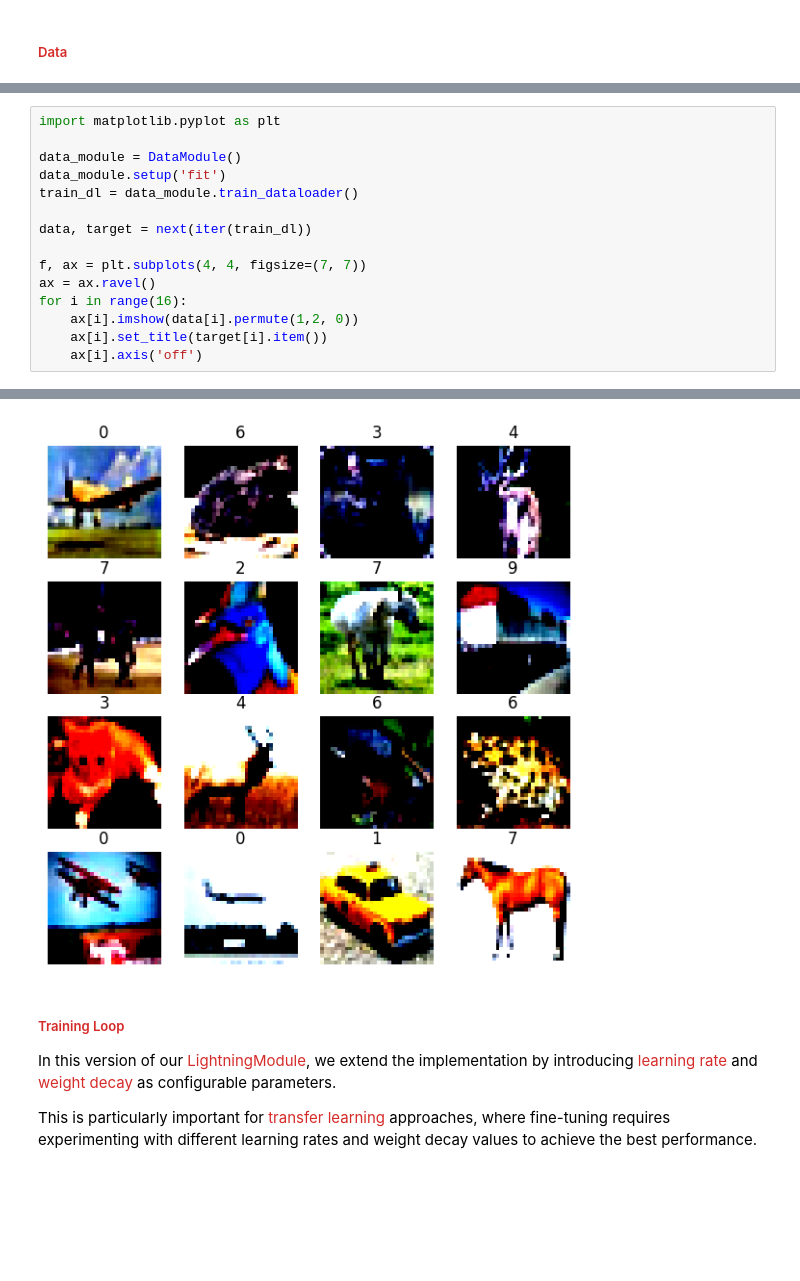
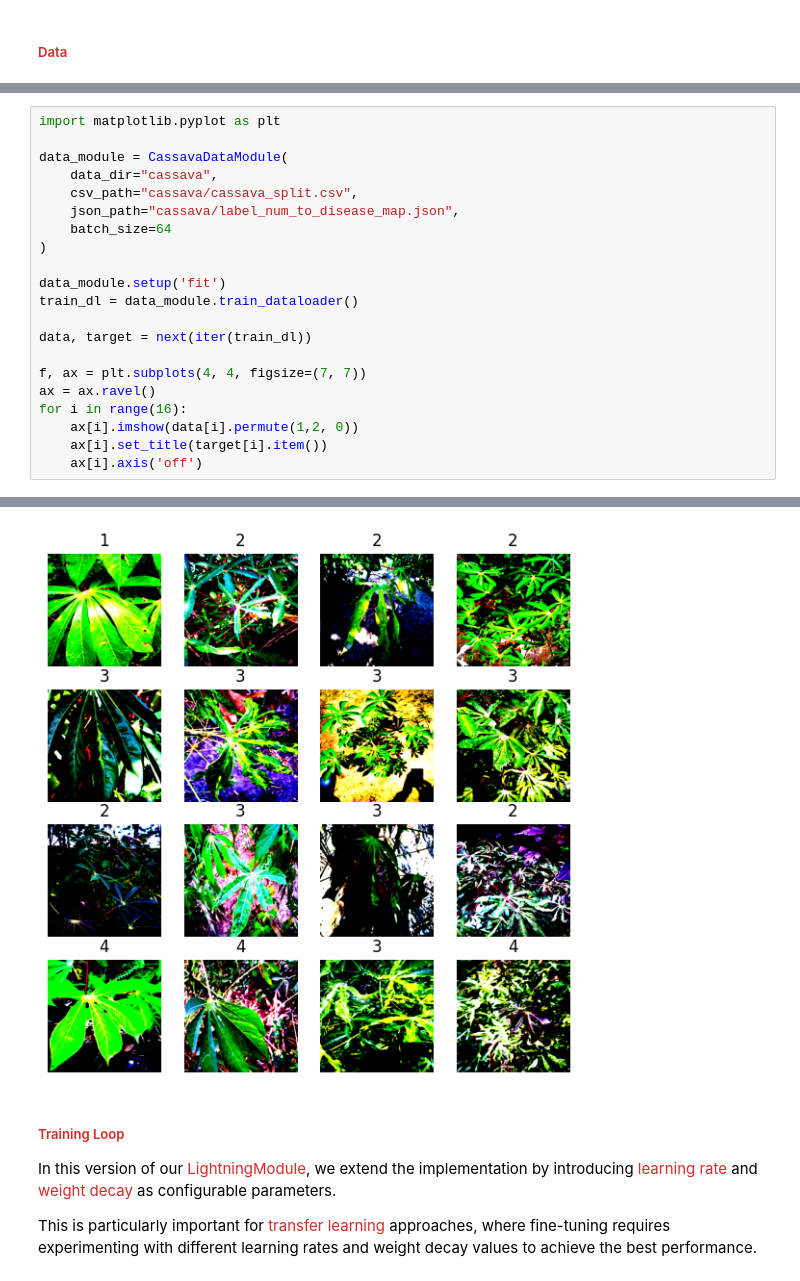
Before and after one commit to joaquinorradre/Computer-Vision, a Jupyter notebook: 02_transfer_learning.ipynb, the cells around one changed output, grey strips where cells are left out. Saved outputs shown, nothing was run; the diff lists cells and outputs as text; blank space fills up the shorter version.

```diff
--- a/02_transfer_learning.ipynb
+++ b/02_transfer_learning.ipynb
@@ -114,7 +159,13 @@ class DataModule(pl.LightningDataModule):
 # %%
 import matplotlib.pyplot as plt
 
-data_module = DataModule()
+data_module = CassavaDataModule(
+    data_dir="cassava",
+    csv_path="cassava/cassava_split.csv",
+    json_path="cassava/label_num_to_disease_map.json",
+    batch_size=64
+)
+
 data_module.setup('fit')
 train_dl = data_module.train_dataloader()
 
@@ -146,4 +197,4 @@ Clipping input data to the valid range for imshow with RGB data ([0..1] for floa
-[figure, old version]
+[figure, new version]
 # %% [markdown]
 ##### <span style="color:#D52B29">Training Loop</span>
 
```
Also changed, not shown: parts of 4 cells of this notebook, 2 other files.
